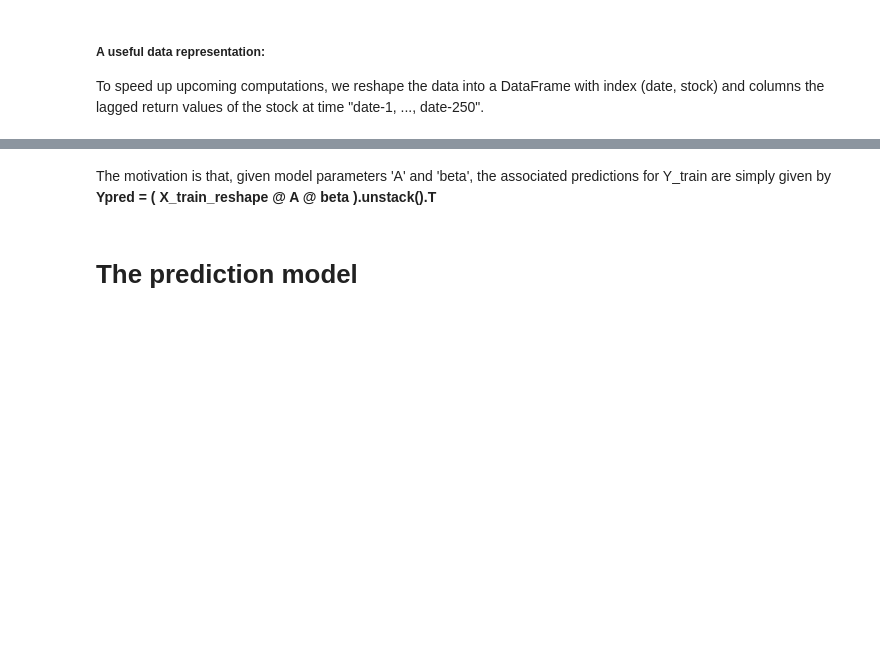
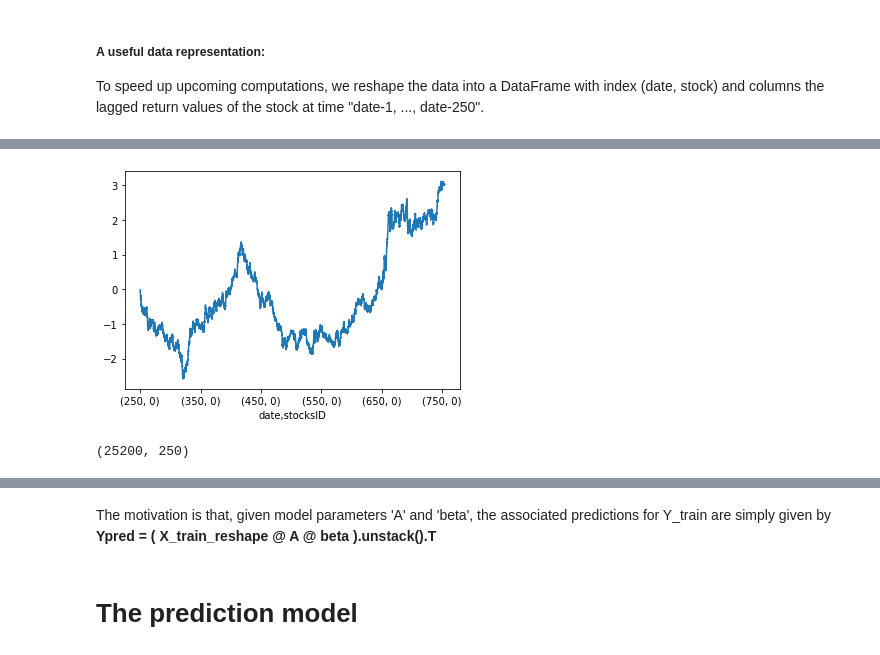
Before and after one commit to BenSnow6/Quant-challenge, a Jupyter notebook: ENS_QRT22_V1/ENS_QRT22_V1.ipynb, the cells around one changed output, grey strips where cells are left out. Saved outputs shown, nothing was run; the diff lists cells and outputs as text; code cells hidden in the pictures; blank space fills up the shorter version.

```diff
--- a/ENS_QRT22_V1/ENS_QRT22_V1.ipynb
+++ b/ENS_QRT22_V1/ENS_QRT22_V1.ipynb
@@ -44,3 +69,12 @@ X_train_reshape.columns = pd.Index(range(1,251), name='timeLag')
+# %%
+X_train_reshape[250].T.cumsum().plot(legend=False)
+plt.show()
+# %% [output]
+[figure, added]
+# %%
+X_train_reshape.shape
+# %% [output]
+(25200, 250)
 # %%
 X_train_reshape.head()
 # %% [output]
```
Also changed, not shown: parts of 9 cells of this notebook.
